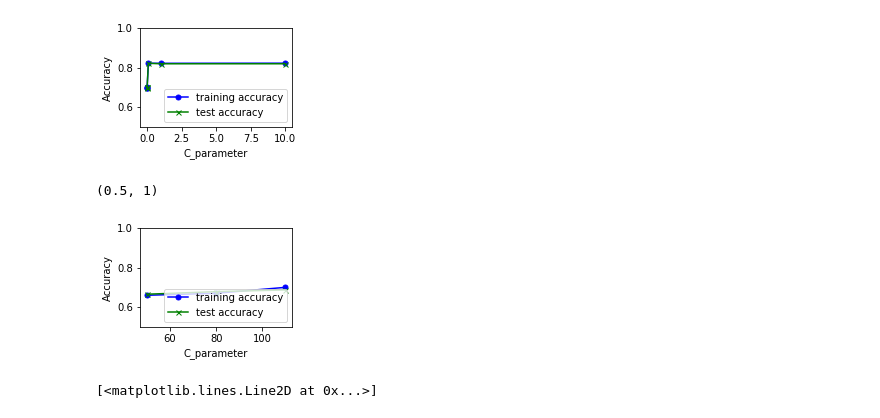
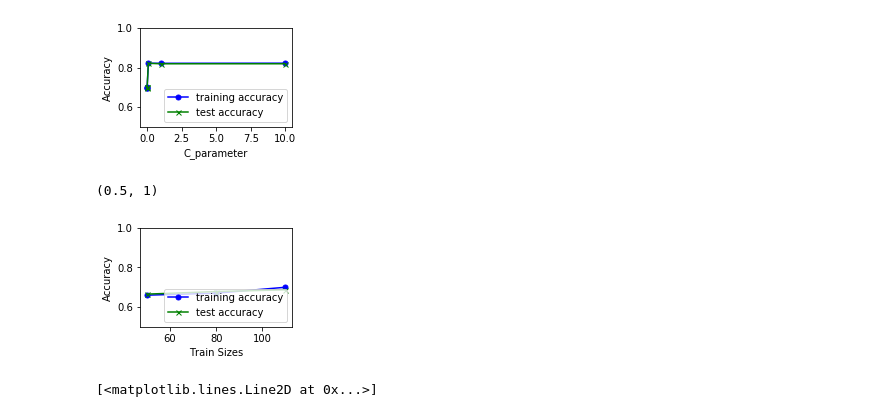
Before and after one commit to nov012017/Code, a Jupyter notebook: 2019/Algorithms/Logistic Regression/LogisticRegression_ActualCode.ipynb, the cells around one changed output. Saved outputs shown, nothing was run; the diff lists cells and outputs as text; code cells hidden in the pictures.

```diff
--- a/2019/Algorithms/Logistic Regression/LogisticRegression_ActualCode.ipynb
+++ b/2019/Algorithms/Logistic Regression/LogisticRegression_ActualCode.ipynb
@@ -29,12 +29,12 @@ from sklearn.metrics import roc_auc_score, mean_squared_error
 # %%
 import os
 # Office
-os.chdir('C:\\Users\\Administrator\\Desktop\\Data\\Loan Prediction')
-data = pd.read_csv('LoanTrain.csv')
+#os.chdir('C:\\Users\\Administrator\\Desktop\\Data\\Loan Prediction')
+#data = pd.read_csv('LoanTrain.csv')
 
 # Personal
-#os.chdir('C:\\Users\\prudi\\Desktop\\Data Sets\\Loan Prediction')
-#data = pd.read_csv('Loan Prediction Train.csv')
+os.chdir('C:\\Users\\prudi\\Desktop\\Data Sets\\Loan Prediction')
+data = pd.read_csv('Loan Prediction Train.csv')
 # %%
 from sklearn.base import BaseEstimator, TransformerMixin
 import pickle
@@ -60,12 +60,12 @@ class PreProcessing(BaseEstimator, TransformerMixin):
         df['LoanAmount'] = df['LoanAmount'].fillna(self.amt_mean_)
 
         #loading a MINMAX Scaler from a file called minmax_pickle.pkl
-        MinMaxpickle_in = open("C:\\Users\\Administrator\\Desktop\\Data\\Loan Prediction\\minmax_pickle.pkl","rb")
+        MinMaxpickle_in = open("C:\\Users\\prudi\\Desktop\\Data Sets\\Loan Prediction\\minmax_pickle.pkl","rb")
         MinmaxScaler_dict = pickle.load(MinMaxpickle_in)
         df['ApplicantIncome']=pd.DataFrame(MinmaxScaler_dict['ApplicantIncome'].fit_transform(df[['ApplicantIncome']]))
 
         #loading a One Hot Encoder Scaler from a file called binarizer_pickle.pkl
-        Onehotpickle_in = open("C:\\Users\\Administrator\\Desktop\\Data\\Loan Prediction\\binarizer_pickle.pkl","rb")
+        Onehotpickle_in = open("C:\\Users\\prudi\\Desktop\\Data Sets\\Loan Prediction\\binarizer_pickle.pkl","rb")
         Onehot_dict = pickle.load(Onehotpickle_in)
         d1=pd.DataFrame(Onehot_dict['Self_Employed'].fit_transform(df[['Self_Employed']]))
         d2=pd.DataFrame(Onehot_dict['Married'].fit_transform(df[['Married']]))
@@ -77,7 +77,7 @@ class PreProcessing(BaseEstimator, TransformerMixin):
         df=pd.concat([df,d],axis=1)
 
         ## Loading a Label encoder scaler from a file called labelencoder_pickle
-        Labelencoderpickle_in = open("C:\\Users\\Administrator\\Desktop\\Data\\Loan Prediction\\labelencoder_pickle.pkl","rb")
+        Labelencoderpickle_in = open("C:\\Users\\prudi\\Desktop\\Data Sets\\Loan Prediction\\labelencoder_pickle.pkl","rb")
         Labelencoder_dict = pickle.load(Labelencoderpickle_in)
         df['Education']=pd.DataFrame(Labelencoder_dict['Education'].fit_transform(df[['Education']]))
         df['Property_Area']=pd.DataFrame(Labelencoder_dict['Property_Area'].fit_transform(df[['Property_Area']]))
@@ -229,34 +229,34 @@ train_sizes=[50, 80, 110]
 # %%
 from sklearn.model_selection import learning_curve
 train_sizes, train_scores, valid_scores = learning_curve(LogReg, data_transformed_xtrain, y_train, train_sizes=[50, 80, 110], cv=5)
 
 train_sepal_mean = np.mean(train_scores,axis=1)
 train_sepal_std = np.std(train_scores,axis=1)
 test_sepal_mean = np.mean(valid_scores,axis=1)
 test_sepal_std = np.std(valid_scores,axis=1)
 
 plt.subplot(2,2,1)
 plt.plot(train_sizes
             ,train_sepal_mean
             ,color='blue'
             ,marker='o'
             ,markersize=5
             ,label='training accuracy')
 
 plt.plot(train_sizes
             ,test_sepal_mean
             ,color='green'
             ,marker='x'
             ,markersize=5
             ,label='test accuracy')
 
-plt.xlabel('C_parameter')
+plt.xlabel('Train Sizes')
 plt.ylabel('Accuracy')
 plt.legend(loc='lower right')
 plt.ylim([0.5,1])
 # %% [output]
 (0.5, 1)
-[figure, old version]
+[figure, new version]
 # %%
 from sklearn.calibration import calibration_curve
 probs=LogReg.predict_proba(data_transformed_xtest)[:,1]
```
Also changed, not shown: parts of 4 cells of this notebook, 2 other files.
